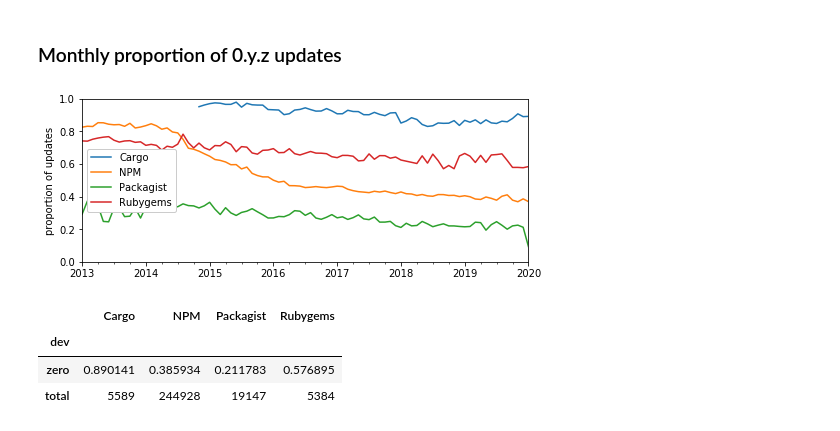
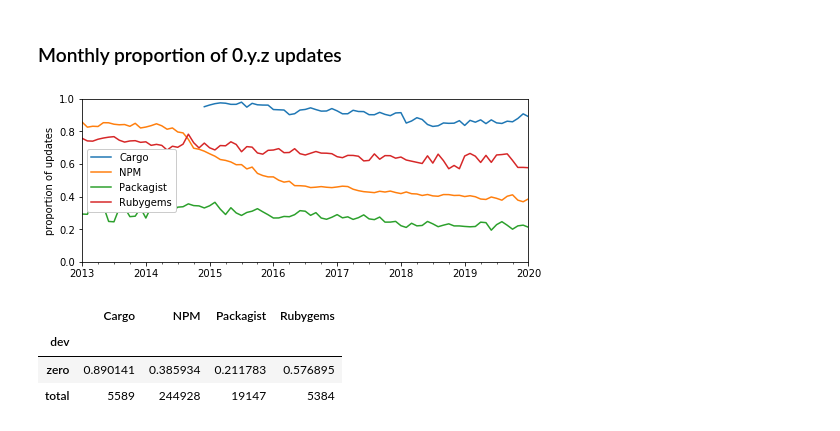
Before and after one commit to AlexandreDecan/secos-zero, a Jupyter notebook: notebooks/Magic zero.ipynb, the cells around one changed output. Saved outputs shown, nothing was run; the diff lists cells and outputs as text; code cells hidden in the pictures.

```diff
--- a/notebooks/Magic zero.ipynb
+++ b/notebooks/Magic zero.ipynb
@@ -248,0 +305,12 @@ _.groupby('ecosystem')['prop'].describe()[['mean', 'std', '50%']]
+# %%
+for ecosystem in ECOSYSTEMS:
+    _ = (
+        df_releases[ecosystem]
+        .drop_duplicates('package', keep='first')
+        [lambda d: d['date'] >= pandas.to_datetime('2019')]
+        .assign(dev=lambda d: d['major'] == 0)
+        .assign(package=1)
+        [['package', 'dev']]
+        .sum()
+    )
+    print(ecosystem, _['dev'] / _['package'])
@@ -377,35 +510,42 @@ ax.set(
 fig, ax = matplotlib.pyplot.subplots()
 
 data = dict()
 for ecosystem in ECOSYSTEMS:
     data[ecosystem] = (
         df_releases[ecosystem]
         .assign(dev=lambda d: d['major'] == 0)
         .groupby([pandas.Grouper(key='date', freq='M'), 'dev'])
         [['version']]
         .count()
         .unstack()['version']
         .assign(total=lambda d: d[True] + d[False])
         .assign(
             zero= lambda d: d[True] / d['total'],
             over= lambda d: d[False] / d['total'],
         )
     )
 
-    data[ecosystem]['zero'].rename(ecosystem).plot(ax=ax, color=COLORS[ecosystem])
+    (
+        data[ecosystem]
+        ['zero']
+        # Shift to avoid 2020-01-01 in the figure
+        .shift()
+        .rename(ecosystem)
+        .plot(ax=ax, color=COLORS[ecosystem])
+    )
 
 ax.legend()
 
 ax.set(
     xlabel='',
     xlim=DATE_RANGE,
     ylabel='proportion of updates',
     ylim=(0, 1),
 )
 
 savefig(fig, 'prevalence_updates')
 # %% [output]
-[figure, old version]
+[figure, new version]
 # %%
 pandas.concat([
     data[ecosystem]
```
Also changed, not shown: parts of 9 cells of this notebook.
